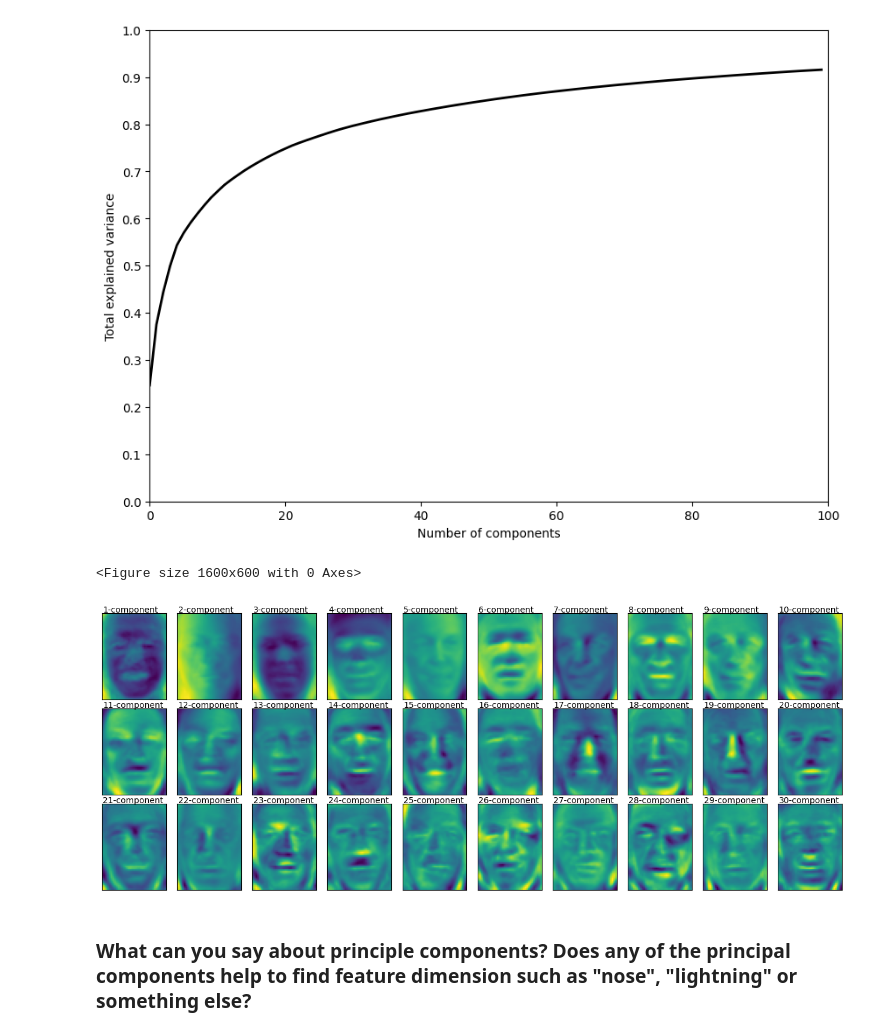
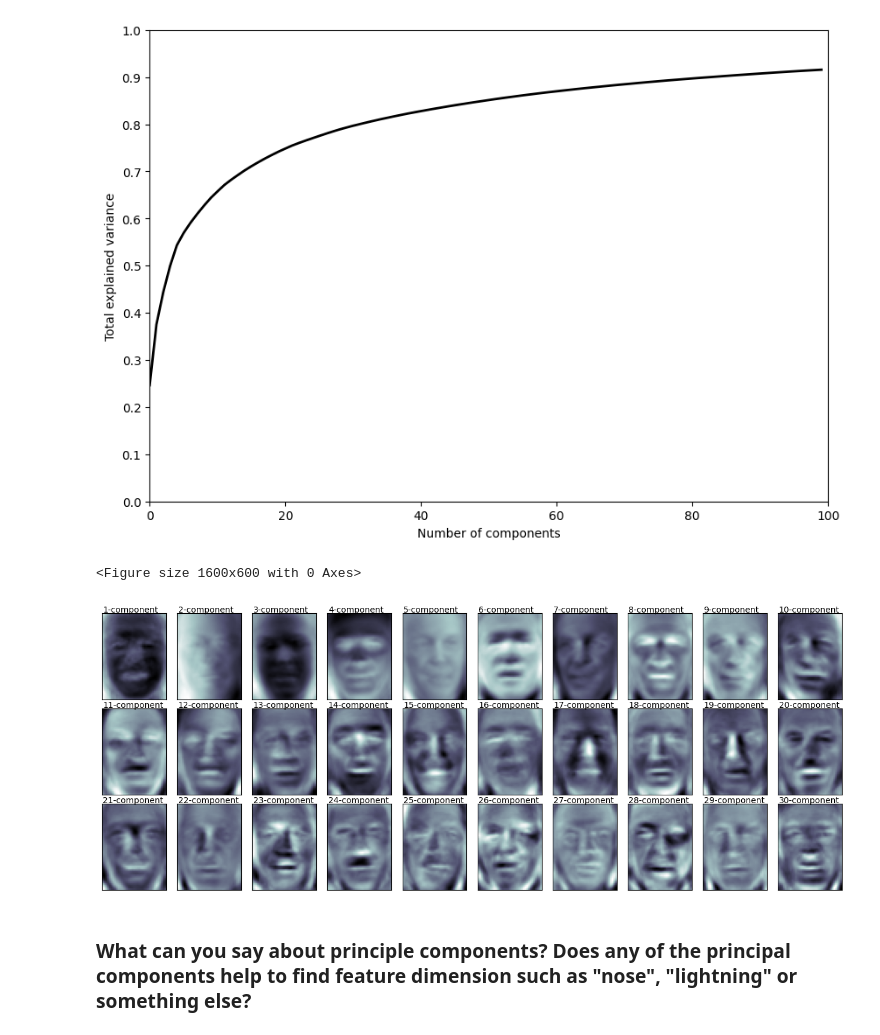
Before and after one commit to Ansi4Ansi/kaggle_repo, a Jupyter notebook: hw09/ML_B2C_2024_Q2_|_HW09_ML_unsupervised.ipynb, the cells around one changed output. Cells and saved outputs as stored; diff of their text form; code cells hidden in the pictures.

```diff
--- a/hw09/ML_B2C_2024_Q2_|_HW09_ML_unsupervised.ipynb
+++ b/hw09/ML_B2C_2024_Q2_|_HW09_ML_unsupervised.ipynb
@@ -275,26 +285,26 @@ plt.show()
 # %%
 # Plot the first 30 Principal Components in the original feature space
 # note: use grid 3 (rows) x 10 (columns)
 # note: consider face shape 50x37
 fig = plt.figure(figsize=(16, 6))
 num_rows = 3
 num_columns = 10
 fig, axes = plt.subplots(num_rows, num_columns, figsize=(16, 6))
 fig.subplots_adjust(hspace=0.1, wspace=0.1)
 
 for index, ax in enumerate(axes.flat):
     n_components = index + 1
 
     #ax.imshow(pca_model.components_[index].reshape(50 ,37), interpolation='nearest')
-    ax.imshow(pca_model.components_[index].reshape(50 ,37))
+    ax.imshow(pca_model.components_[index].reshape(50 ,37), cmap = "bone")
     ax.text(0, -1, str(index + 1) + '-component')
 
     ax.set_xticks([])
     ax.set_yticks([])
 plt.show()
 # %% [output]
 <Figure size 1600x600 with 0 Axes>
-[figure, old version]
+[figure, new version]
 # %% [markdown]
 ### What can you say about principle components? Does any of the principal components help to find feature dimension such as "nose", "lightning" or something else?
 # %%
```
Also changed, not shown: parts of 20 cells of this notebook.
